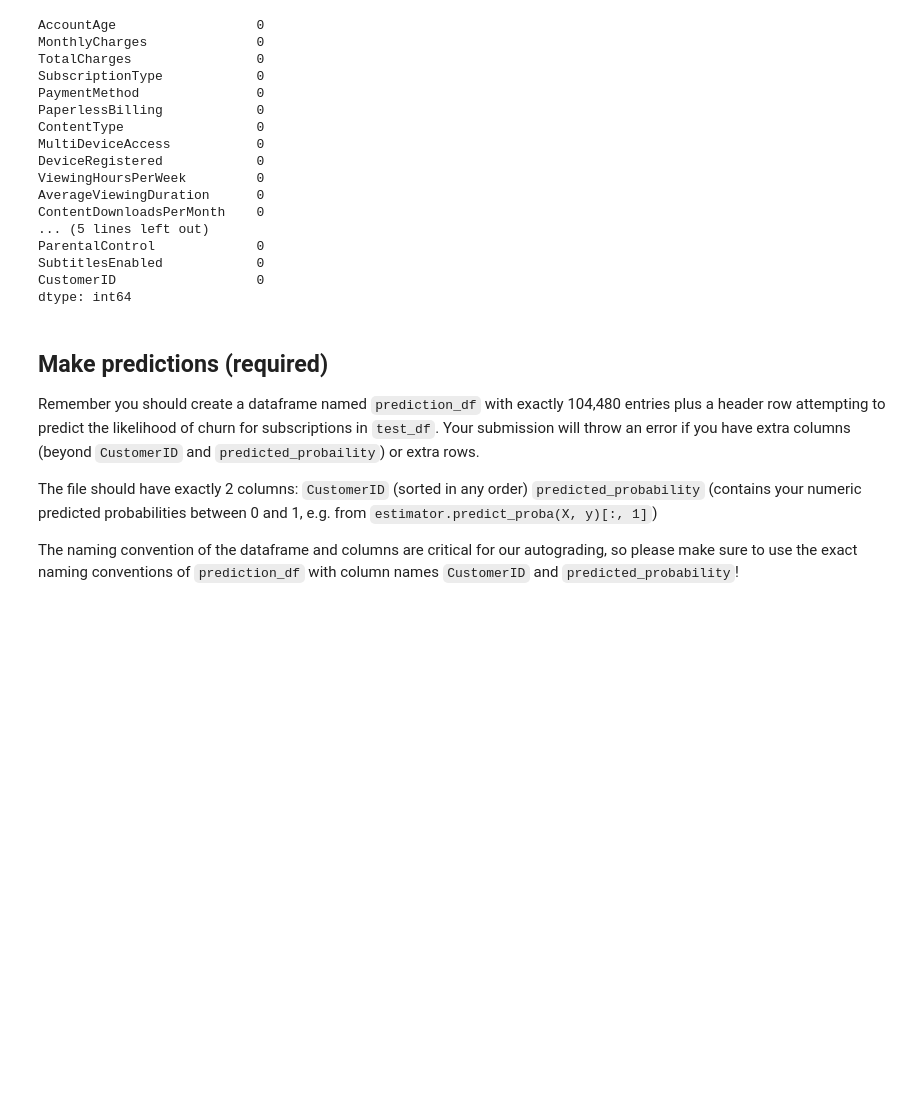
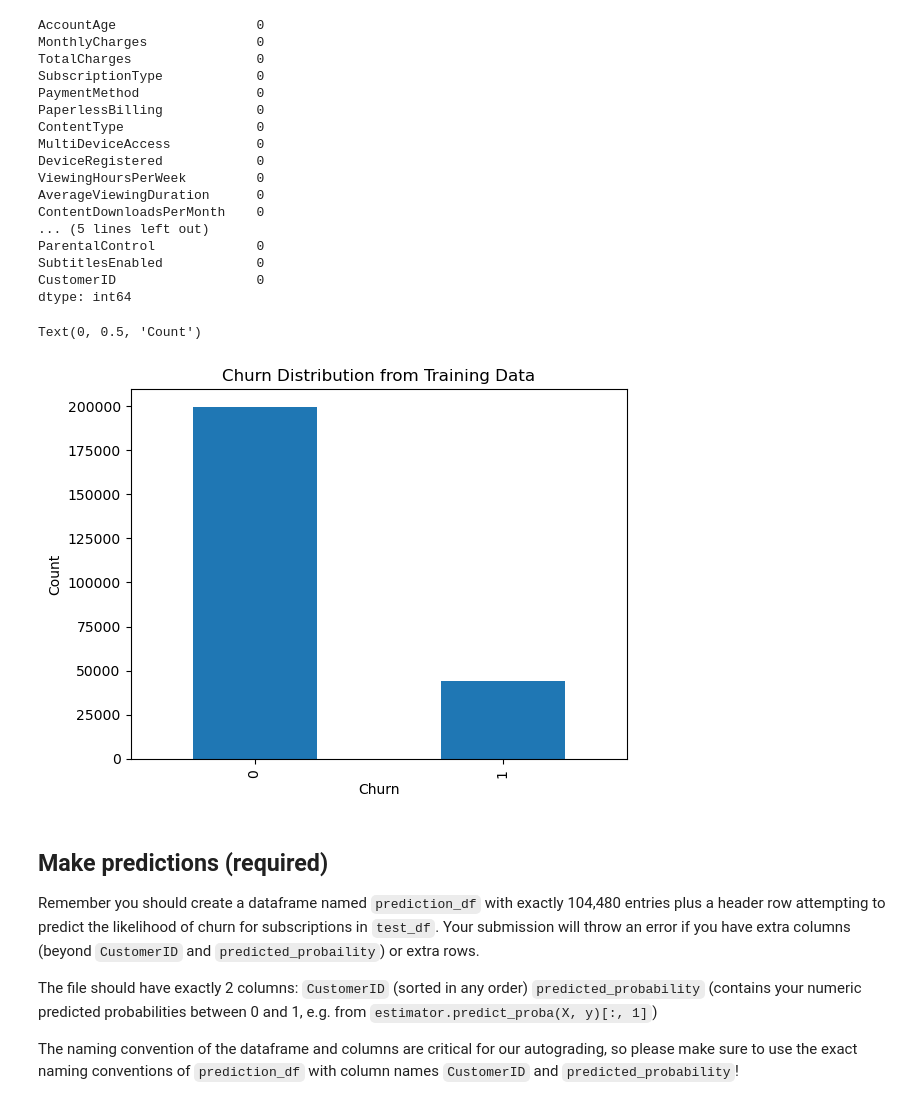
Before and after one commit to alliajagbe/churn-prediction, a Jupyter notebook: ChurnPrediction.ipynb, the cells around one changed output. Cells and saved outputs as stored; diff of their text form; code cells hidden in the pictures; blank space fills up the shorter version.

Commit message:
churn bar plot

```diff
--- a/ChurnPrediction.ipynb
+++ b/ChurnPrediction.ipynb
@@ -161,6 +161,13 @@ dtype: int64
 # %%
 # visualizing the data
 train_df['Churn'].value_counts().plot(kind='bar')
+
+plt.title('Churn Distribution from Training Data')
+plt.xlabel('Churn')
+plt.ylabel('Count')
+# %% [output]
+Text(0, 0.5, 'Count')
+[figure, added]
 # %% [markdown]
 ## Make predictions (required)
 
```
